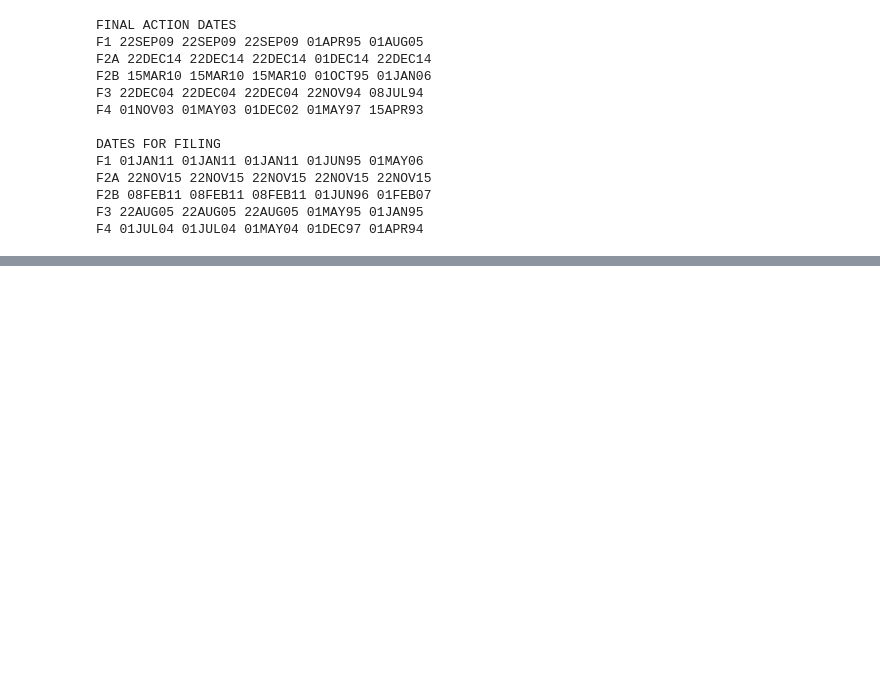
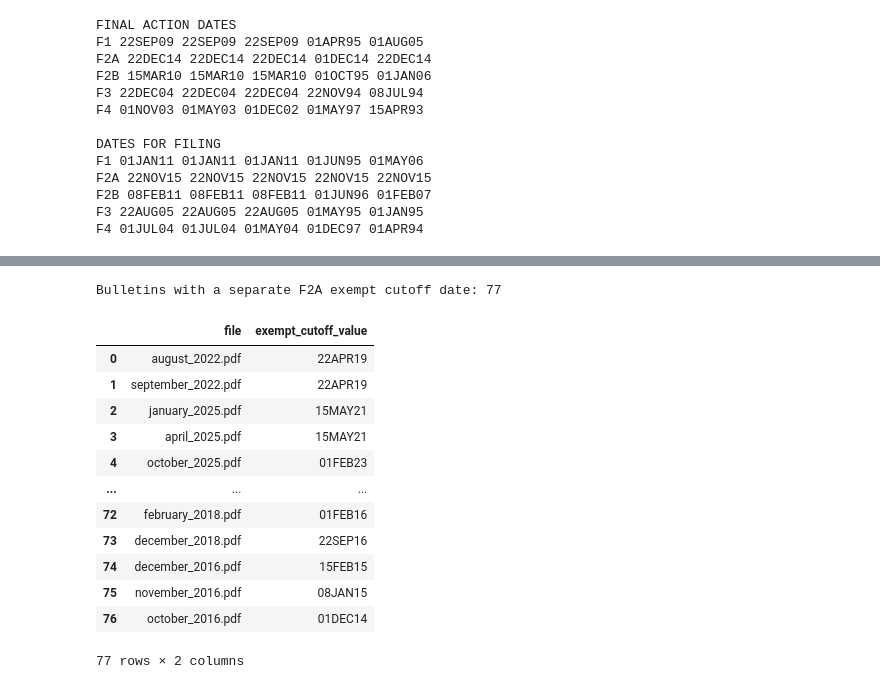
Before and after one commit to stak-k/visa-bulletin-project, a Jupyter notebook: notebooks/01_pdf_extraction_test.ipynb, the cells around one changed output, grey strips where cells are left out. Saved outputs shown, nothing was run; the diff lists cells and outputs as text; code cells hidden in the pictures; blank space fills up the shorter version.

```diff
--- a/notebooks/01_pdf_extraction_test.ipynb
+++ b/notebooks/01_pdf_extraction_test.ipynb
@@ -281,0 +286,67 @@ F4 01JUL04 01JUL04 01MAY04 01DEC97 01APR94
+# %%
+# Search all Visa Bulletin PDFs for a separate F2A exempt cutoff date.
+
+import re
+import pandas as pd
+import pdfplumber
+from pathlib import Path
+
+# Find the project root and raw PDF folder.
+PROJECT_ROOT = Path.cwd()
+
+if PROJECT_ROOT.name == "notebooks":
+    PROJECT_ROOT = PROJECT_ROOT.parent
+
+RAW_DIR = PROJECT_ROOT / "data" / "raw_pdfs"
+
+exempt_records = []
+
+# Search all 120 PDFs.
+for pdf_path in RAW_DIR.rglob("*.pdf"):
+
+    with pdfplumber.open(pdf_path) as pdf:
+        text = " ".join(
+            page.extract_text() or ""
+            for page in pdf.pages
+        )
+
+    # Remove line breaks and extra spaces to make searching easier.
+    clean_text = " ".join(text.split()).upper()
+
+    # Search specifically for the monthly F2A exempt note.
+    # This avoids counting the general statement that 75% of F2A
+    # numbers are exempt from the per-country limit.
+    match = re.search(
+        r"F2A NUMBERS EXEMPT FROM (?:THE )?PER-COUNTRY LIMIT"
+        r".{0,700}?"
+        r"(\d{2}[A-Z]{3}\d{2})",
+        clean_text
+    )
+
+    if match:
+        exempt_records.append({
+            "file": pdf_path.name,
+            "exempt_cutoff_value": match.group(1)
+        })
+
+# Put the results into a temporary DataFrame.
+exempt_df = pd.DataFrame(exempt_records)
+
+print("Bulletins with a separate F2A exempt cutoff date:", len(exempt_df))
+
+exempt_df
+# %% [output]
+Bulletins with a separate F2A exempt cutoff date: 77
+|  | file | exempt_cutoff_value |
+| 0 | august_2022.pdf | 22APR19 |
+| 1 | september_2022.pdf | 22APR19 |
+| 2 | january_2025.pdf | 15MAY21 |
+| 3 | april_2025.pdf | 15MAY21 |
+| 4 | october_2025.pdf | 01FEB23 |
+| ... | ... | ... |
+| 72 | february_2018.pdf | 01FEB16 |
+| 73 | december_2018.pdf | 22SEP16 |
+| 74 | december_2016.pdf | 15FEB15 |
+| 75 | november_2016.pdf | 08JAN15 |
+| 76 | october_2016.pdf | 01DEC14 |
+77 rows × 2 columns
```
Also changed, not shown: parts of 2 cells of this notebook, 5 other files.
